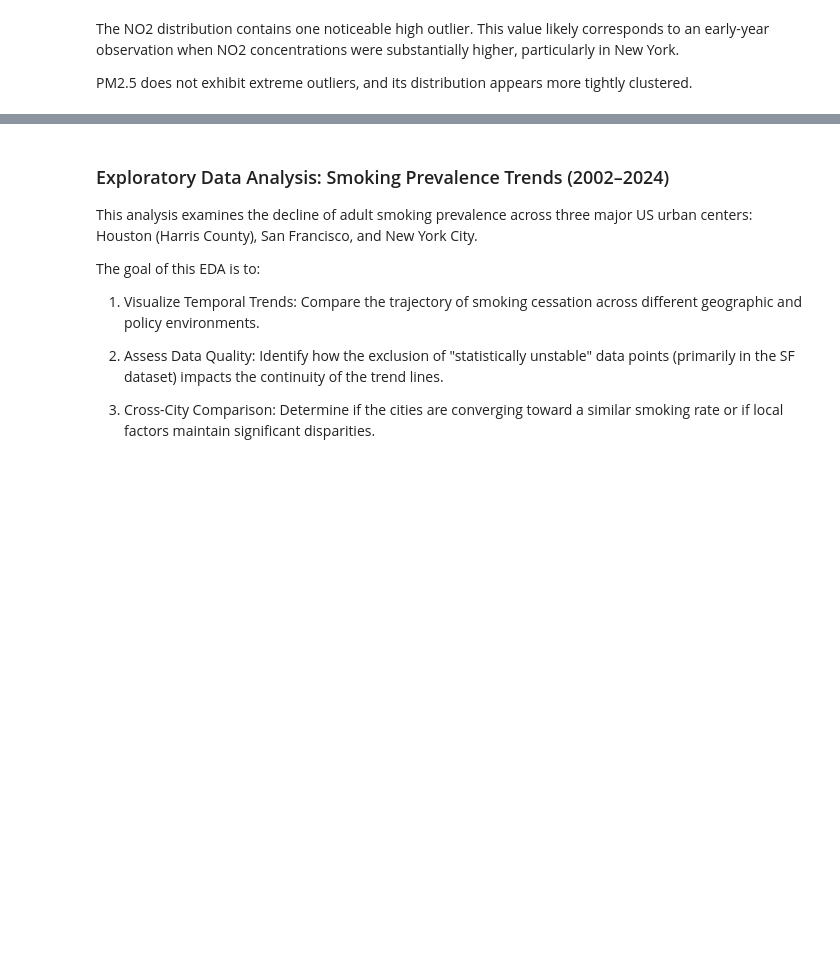
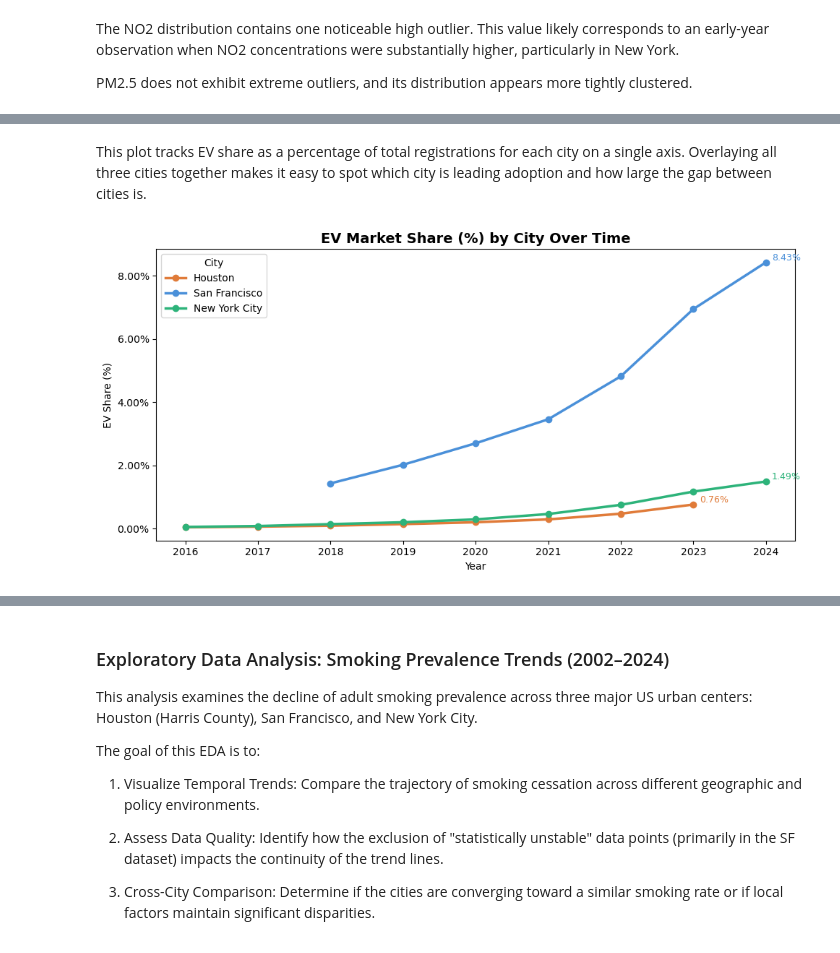
Before and after one commit to COGS108/Group026_WI26, a Jupyter notebook: 02-EDACheckpoint.ipynb, the cells around one changed output, grey strips where cells are left out. Cells and saved outputs as stored; diff of their text form; code cells hidden in the pictures; blank space fills up the shorter version.

```diff
--- a/02-EDACheckpoint.ipynb
+++ b/02-EDACheckpoint.ipynb
@@ -1360,0 +1413,24 @@ plt.show()
+# %% [markdown]
+This plot tracks EV share as a percentage of total registrations for each city on a single axis. Overlaying all three cities together makes it easy to spot which city is leading adoption and how large the gap between cities is.
+# %%
+fig, ax = plt.subplots(figsize=(10, 5))
+
+for city in cities:
+    d = ev[ev["city"] == city].sort_values("year")
+    ax.plot(d["year"], d["percentage"], marker="o", linewidth=2.5,
+            label=city, color=CITY_COLORS[city])
+    last = d.iloc[-1]
+    ax.annotate(f'{last["percentage"]:.2f}%',
+                xy=(last["year"], last["percentage"]),
+                xytext=(6, 2), textcoords="offset points",
+                fontsize=9, color=CITY_COLORS[city])
+
+ax.set_title("EV Market Share (%) by City Over Time", fontsize=14, fontweight="bold")
+ax.set_xlabel("Year")
+ax.set_ylabel("EV Share (%)")
+ax.yaxis.set_major_formatter(mticker.FuncFormatter(lambda x, _: f"{x:.2f}%"))
+ax.legend(title="City")
+plt.tight_layout()
+plt.show()
+# %% [output]
+[figure, added]
```
Also changed, not shown: parts of 21 cells of this notebook.
